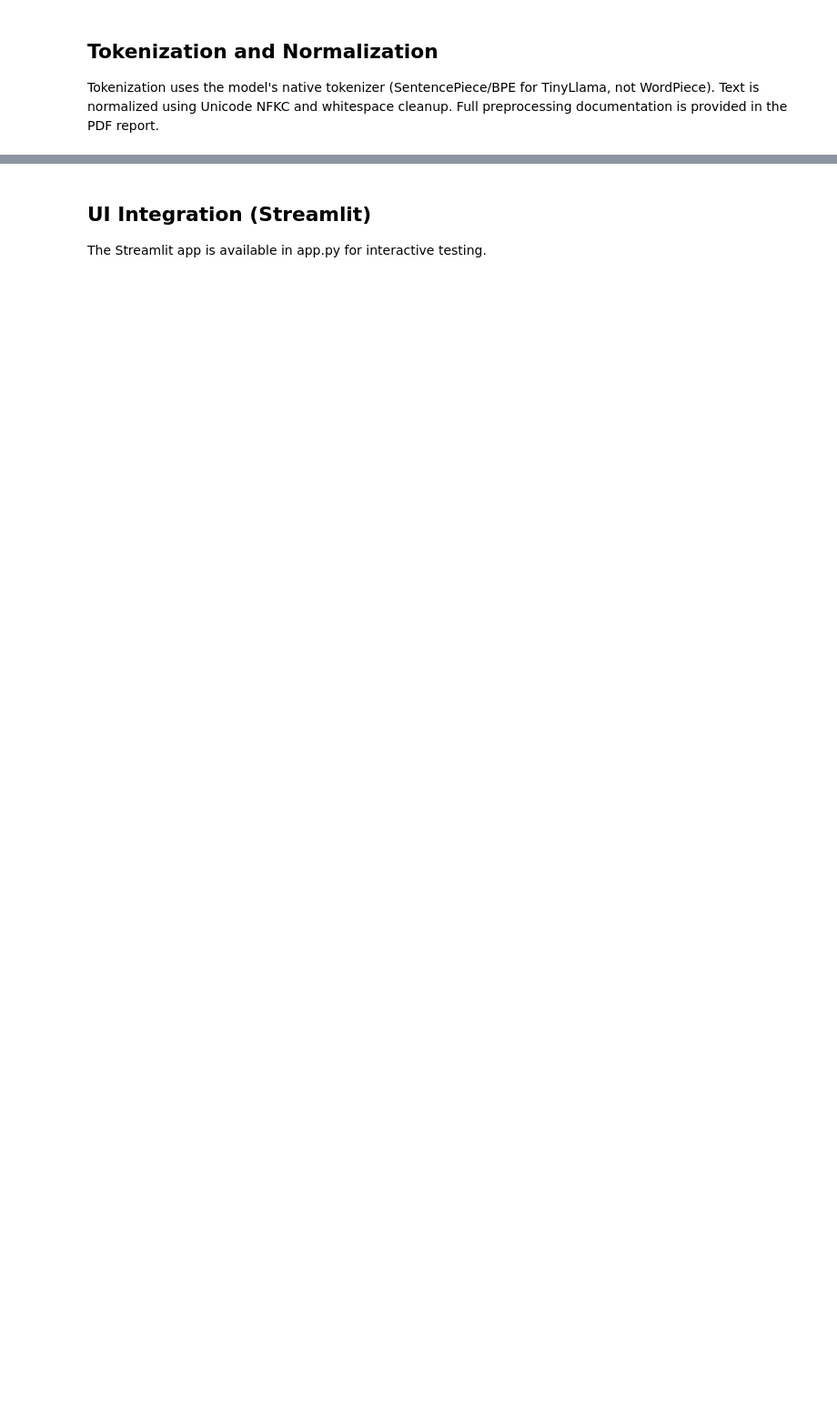
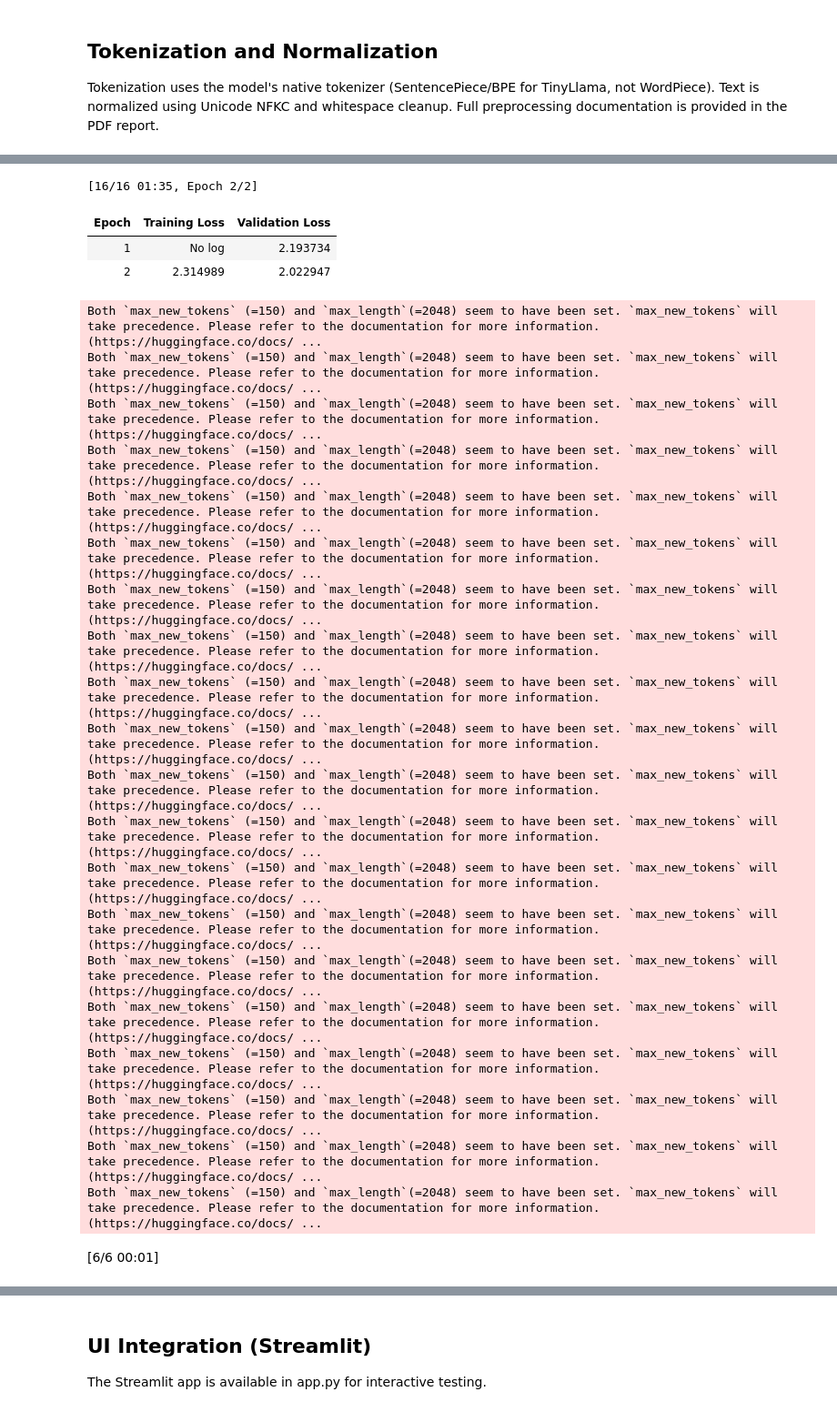
Before and after one commit to pauline12ish34/summative_fine-tuning_LLM, a Jupyter notebook: Child_Malnutrition_Assistant_FineTuning.ipynb, the cells around one changed output, grey strips where cells are left out. Shown at 91% size. Cells and saved outputs as stored; diff of their text form; code cells hidden in the pictures; blank space fills up the shorter version.

```diff
--- a/Child_Malnutrition_Assistant_FineTuning.ipynb
+++ b/Child_Malnutrition_Assistant_FineTuning.ipynb
@@ -277,6 +327,15 @@ def pct_improvement(base: float, new: float) -> float:
 
 
 def run_experiment(exp: Dict[str, float]) -> Dict[str, float]:
+
+    model = AutoModelForCausalLM.from_pretrained(
+        MODEL_NAME,
+        quantization_config=bnb_config,
+        device_map="auto",
+    )
+    model = prepare_model_for_kbit_training(model)
+
+
     lora_config = LoraConfig(
         r=exp["lora_r"],
         lora_alpha=exp["lora_alpha"],
@@ -285,10 +344,11 @@ def run_experiment(exp: Dict[str, float]) -> Dict[str, float]:
         task_type="CAUSAL_LM",
     )
 
-    model = get_peft_model(base_model, lora_config)
+
+    model = get_peft_model(model, lora_config)
 
     training_args = TrainingArguments(
-        output_dir=f"./results_{exp['name']}",
+        output_dir=f"/content/drive/My Drive/results_{exp['name']}",
         num_train_epochs=exp["epochs"],
         per_device_train_batch_size=exp["batch_size"],
         per_device_eval_batch_size=exp["batch_size"],
@@ -298,27 +358,21 @@ def run_experiment(exp: Dict[str, float]) -> Dict[str, float]:
         warmup_steps=10,
         optim="paged_adamw_8bit",
         logging_steps=10,
-        evaluation_strategy="steps",
-        eval_steps=50,
+        eval_strategy="epoch",
         save_strategy="epoch",
         save_total_limit=2,
         load_best_model_at_end=True,
         metric_for_best_model="eval_loss",
         greater_is_better=False,
-        fp16=True,
         report_to="none",
     )
 
     trainer = SFTTrainer(
-        model=model,
-        train_dataset=train_dataset,
-        eval_dataset=eval_dataset,
-        peft_config=lora_config,
-        dataset_text_field="text",
-        max_seq_length=MAX_SEQ_LENGTH,
-        tokenizer=tokenizer,
-        args=training_args,
-    )
+      model=model,
+      train_dataset=train_dataset,
+      eval_dataset=eval_dataset,
+      args=training_args,
+)
 
     torch.cuda.reset_peak_memory_stats() if torch.cuda.is_available() else None
     start_time = time.time()
@@ -375,3 +429,4 @@ for exp in experiments:
 
 exp_df = pd.DataFrame(experiment_results)
 print(exp_df.to_string(index=False))
+# %% [output]
@@ -377,0 +435,25 @@ print(exp_df.to_string(index=False))
+[16/16 01:35, Epoch 2/2]
+| Epoch | Training Loss | Validation Loss |
+| 1 | No log | 2.193734 |
+| 2 | 2.314989 | 2.022947 |
+Both `max_new_tokens` (=150) and `max_length`(=2048) seem to have been set. `max_new_tokens` will take precedence. Please refer to the documentation for more information. (https://huggingface.co/docs/ ...
+Both `max_new_tokens` (=150) and `max_length`(=2048) seem to have been set. `max_new_tokens` will take precedence. Please refer to the documentation for more information. (https://huggingface.co/docs/ ...
+Both `max_new_tokens` (=150) and `max_length`(=2048) seem to have been set. `max_new_tokens` will take precedence. Please refer to the documentation for more information. (https://huggingface.co/docs/ ...
+Both `max_new_tokens` (=150) and `max_length`(=2048) seem to have been set. `max_new_tokens` will take precedence. Please refer to the documentation for more information. (https://huggingface.co/docs/ ...
+Both `max_new_tokens` (=150) and `max_length`(=2048) seem to have been set. `max_new_tokens` will take precedence. Please refer to the documentation for more information. (https://huggingface.co/docs/ ...
+Both `max_new_tokens` (=150) and `max_length`(=2048) seem to have been set. `max_new_tokens` will take precedence. Please refer to the documentation for more information. (https://huggingface.co/docs/ ...
+Both `max_new_tokens` (=150) and `max_length`(=2048) seem to have been set. `max_new_tokens` will take precedence. Please refer to the documentation for more information. (https://huggingface.co/docs/ ...
+Both `max_new_tokens` (=150) and `max_length`(=2048) seem to have been set. `max_new_tokens` will take precedence. Please refer to the documentation for more information. (https://huggingface.co/docs/ ...
+Both `max_new_tokens` (=150) and `max_length`(=2048) seem to have been set. `max_new_tokens` will take precedence. Please refer to the documentation for more information. (https://huggingface.co/docs/ ...
+Both `max_new_tokens` (=150) and `max_length`(=2048) seem to have been set. `max_new_tokens` will take precedence. Please refer to the documentation for more information. (https://huggingface.co/docs/ ...
+Both `max_new_tokens` (=150) and `max_length`(=2048) seem to have been set. `max_new_tokens` will take precedence. Please refer to the documentation for more information. (https://huggingface.co/docs/ ...
+Both `max_new_tokens` (=150) and `max_length`(=2048) seem to have been set. `max_new_tokens` will take precedence. Please refer to the documentation for more information. (https://huggingface.co/docs/ ...
+Both `max_new_tokens` (=150) and `max_length`(=2048) seem to have been set. `max_new_tokens` will take precedence. Please refer to the documentation for more information. (https://huggingface.co/docs/ ...
+Both `max_new_tokens` (=150) and `max_length`(=2048) seem to have been set. `max_new_tokens` will take precedence. Please refer to the documentation for more information. (https://huggingface.co/docs/ ...
+Both `max_new_tokens` (=150) and `max_length`(=2048) seem to have been set. `max_new_tokens` will take precedence. Please refer to the documentation for more information. (https://huggingface.co/docs/ ...
+Both `max_new_tokens` (=150) and `max_length`(=2048) seem to have been set. `max_new_tokens` will take precedence. Please refer to the documentation for more information. (https://huggingface.co/docs/ ...
+Both `max_new_tokens` (=150) and `max_length`(=2048) seem to have been set. `max_new_tokens` will take precedence. Please refer to the documentation for more information. (https://huggingface.co/docs/ ...
+Both `max_new_tokens` (=150) and `max_length`(=2048) seem to have been set. `max_new_tokens` will take precedence. Please refer to the documentation for more information. (https://huggingface.co/docs/ ...
+Both `max_new_tokens` (=150) and `max_length`(=2048) seem to have been set. `max_new_tokens` will take precedence. Please refer to the documentation for more information. (https://huggingface.co/docs/ ...
+Both `max_new_tokens` (=150) and `max_length`(=2048) seem to have been set. `max_new_tokens` will take precedence. Please refer to the documentation for more information. (https://huggingface.co/docs/ ...
+[6/6 00:01]
```
Also changed, not shown: parts of 48 cells of this notebook.
